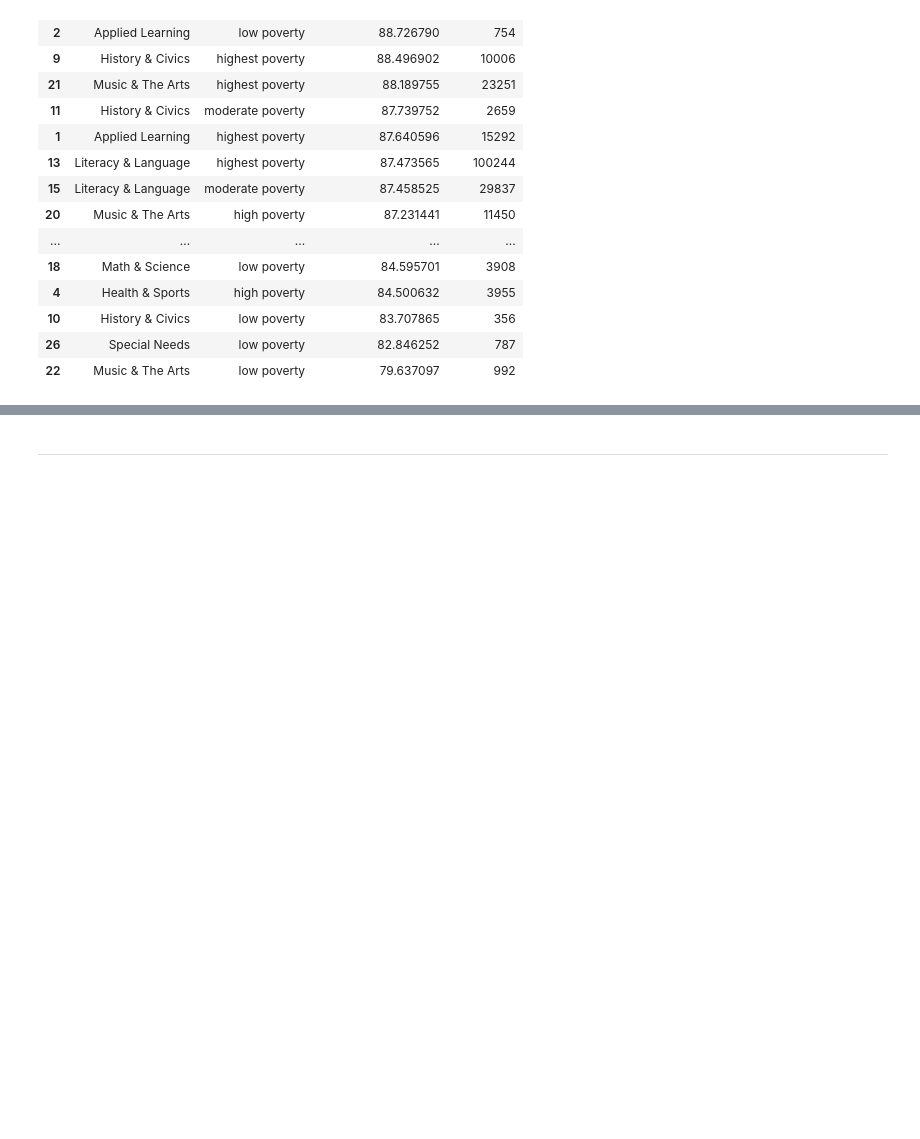
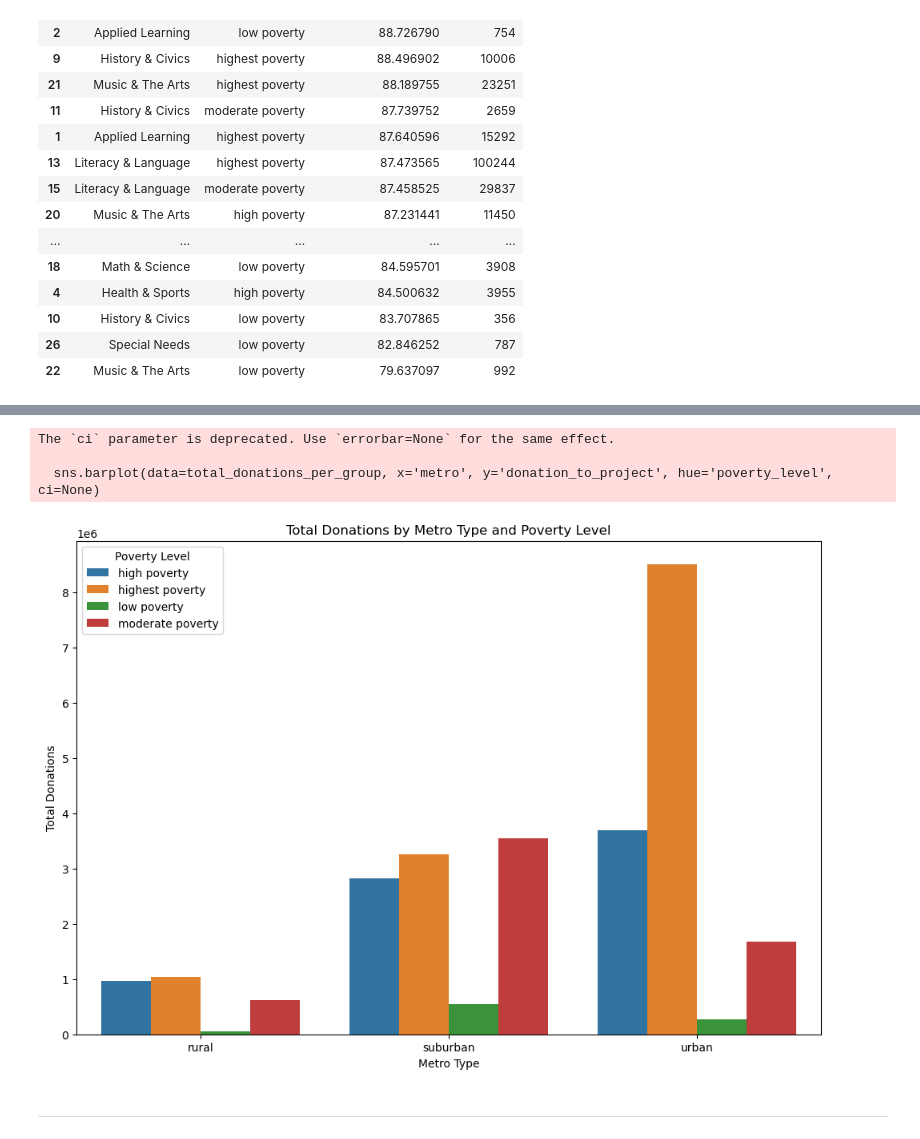
Before and after one commit to wallychang88/pythonforbusiness, a Jupyter notebook: Project_starterFile.ipynb, the cells around one changed output, grey strips where cells are left out. Cells and saved outputs as stored; diff of their text form; code cells hidden in the pictures; blank space fills up the shorter version.

```diff
--- a/Project_starterFile.ipynb
+++ b/Project_starterFile.ipynb
@@ -195,3 +268,16 @@ success_percentages
+# %%
+plt.figure(figsize=(12, 8))
+sns.barplot(data=total_donations_per_group, x='metro', y='donation_to_project', hue='poverty_level', ci=None)
+plt.title('Total Donations by Metro Type and Poverty Level')
+plt.xlabel('Metro Type')
+plt.ylabel('Total Donations')
+plt.legend(title='Poverty Level')
+plt.show()
+# %% [output]
+The `ci` parameter is deprecated. Use `errorbar=None` for the same effect.
+
+  sns.barplot(data=total_donations_per_group, x='metro', y='donation_to_project', hue='poverty_level', ci=None)
+[figure, added]
 # %% [markdown]
 ________________________________________________________________________________________________
 # %% [markdown]
```
Also changed, not shown: parts of 7 cells of this notebook.
